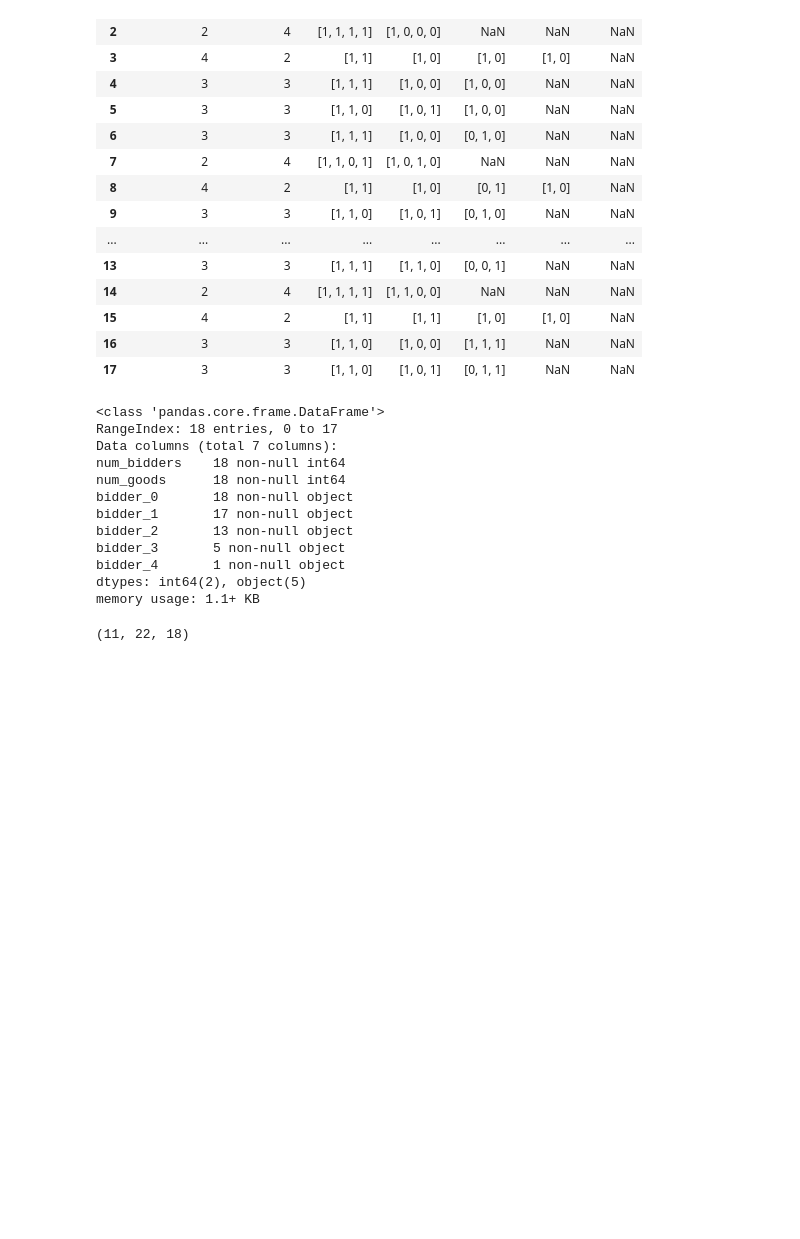
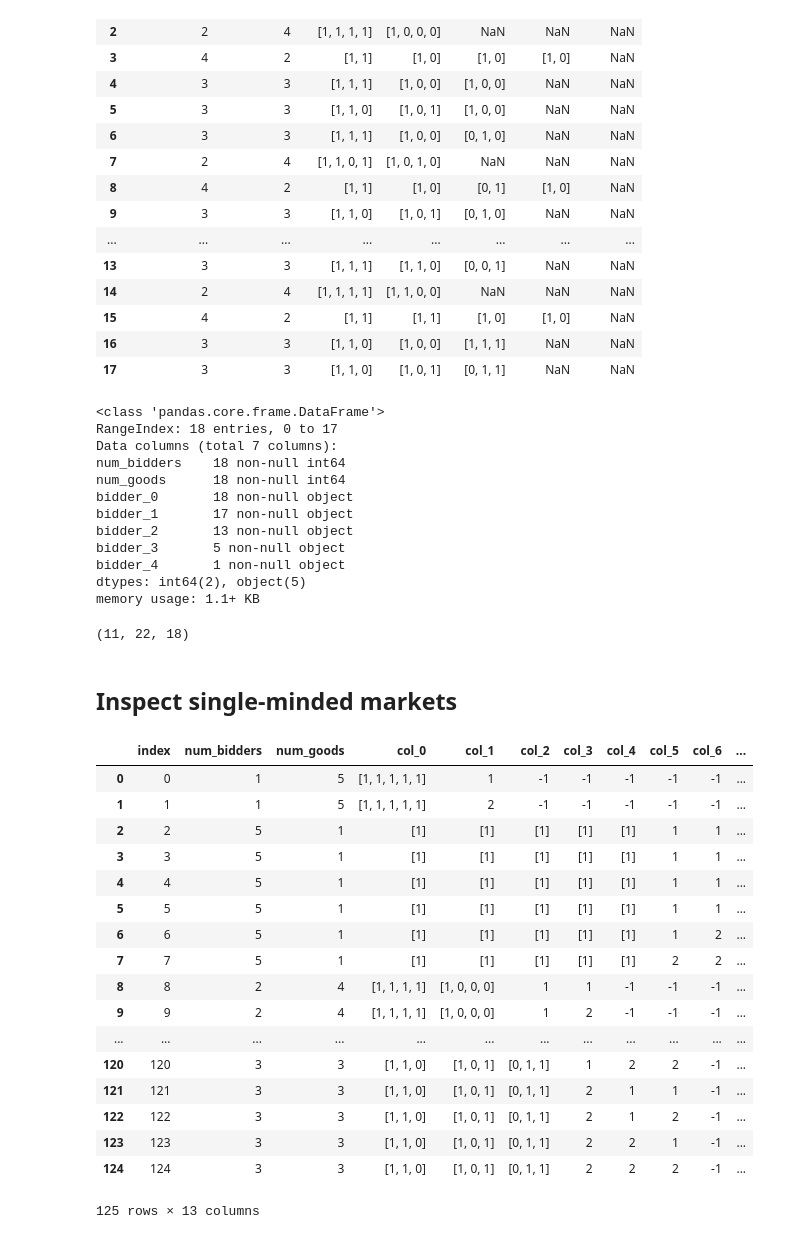
Before and after one commit to eareyan/competitive_equilibria, a Jupyter notebook: notebooks/market_data_viewer.ipynb, the cells around one changed output. Drawn from its saved outputs; the diff is of its cells as text; code cells hidden in the pictures; blank space fills up the shorter version.

Commit message:
code to generate all single-minded markets from a value support set

```diff
--- a/notebooks/market_data_viewer.ipynb
+++ b/notebooks/market_data_viewer.ipynb
@@ -79,3 +79,5 @@ memory usage: 1.1+ KB
 len(non_iso_graphs), len(non_iso_graphs) * 2, len(non_iso_markets)
 # %% [output]
 (11, 22, 18)
+# %% [markdown]
+## Inspect single-minded markets
@@ -81,0 +87,23 @@ len(non_iso_graphs), len(non_iso_graphs) * 2, len(non_iso_markets)
+# %%
+sm_market = pd.read_csv(f"../all_sm_markets/values_1_to_{up_to_value}/sm_market_{num_vertices}_values_1_to_{up_to_value}.gzip", compression='gzip')
+# %%
+sm_market
+# %% [output]
+|  | index | num_bidders | num_goods | col_0 | col_1 | col_2 | col_3 | col_4 | col_5 | col_6 | ... |
+| 0 | 0 | 1 | 5 | [1, 1, 1, 1, 1] | 1 | -1 | -1 | -1 | -1 | -1 | ... |
+| 1 | 1 | 1 | 5 | [1, 1, 1, 1, 1] | 2 | -1 | -1 | -1 | -1 | -1 | ... |
+| 2 | 2 | 5 | 1 | [1] | [1] | [1] | [1] | [1] | 1 | 1 | ... |
+| 3 | 3 | 5 | 1 | [1] | [1] | [1] | [1] | [1] | 1 | 1 | ... |
+| 4 | 4 | 5 | 1 | [1] | [1] | [1] | [1] | [1] | 1 | 1 | ... |
+| 5 | 5 | 5 | 1 | [1] | [1] | [1] | [1] | [1] | 1 | 1 | ... |
+| 6 | 6 | 5 | 1 | [1] | [1] | [1] | [1] | [1] | 1 | 2 | ... |
+| 7 | 7 | 5 | 1 | [1] | [1] | [1] | [1] | [1] | 2 | 2 | ... |
+| 8 | 8 | 2 | 4 | [1, 1, 1, 1] | [1, 0, 0, 0] | 1 | 1 | -1 | -1 | -1 | ... |
+| 9 | 9 | 2 | 4 | [1, 1, 1, 1] | [1, 0, 0, 0] | 1 | 2 | -1 | -1 | -1 | ... |
+| ... | ... | ... | ... | ... | ... | ... | ... | ... | ... | ... | ... |
+| 120 | 120 | 3 | 3 | [1, 1, 0] | [1, 0, 1] | [0, 1, 1] | 1 | 2 | 2 | -1 | ... |
+| 121 | 121 | 3 | 3 | [1, 1, 0] | [1, 0, 1] | [0, 1, 1] | 2 | 1 | 1 | -1 | ... |
+| 122 | 122 | 3 | 3 | [1, 1, 0] | [1, 0, 1] | [0, 1, 1] | 2 | 1 | 2 | -1 | ... |
+| 123 | 123 | 3 | 3 | [1, 1, 0] | [1, 0, 1] | [0, 1, 1] | 2 | 2 | 1 | -1 | ... |
+| 124 | 124 | 3 | 3 | [1, 1, 0] | [1, 0, 1] | [0, 1, 1] | 2 | 2 | 2 | -1 | ... |
+125 rows × 13 columns
```
Also changed, not shown: parts of 2 cells of this notebook, 49 other files.
